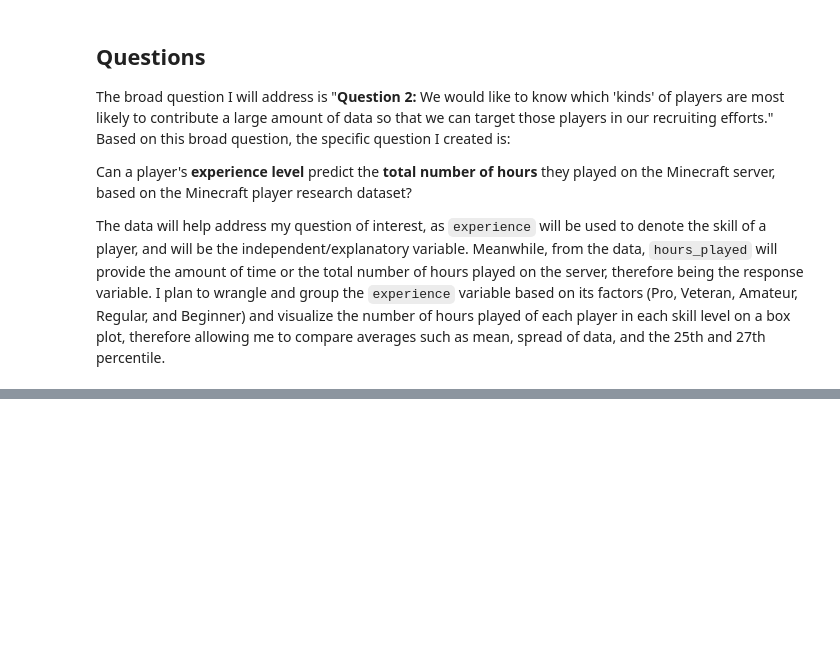
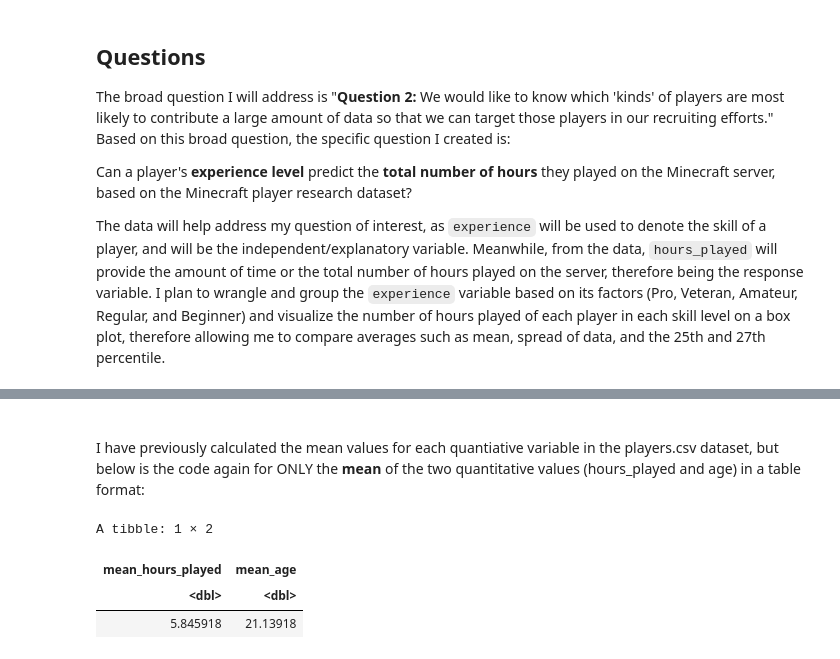
Before and after one commit to jai-o1/individual-project, a Jupyter notebook: Project Planning Stage (Group 33).ipynb, the cells around one changed output, grey strips where cells are left out. Cells and saved outputs as stored; diff of their text form; code cells hidden in the pictures; blank space fills up the shorter version.

```diff
--- a/Project Planning Stage (Group 33).ipynb
+++ b/Project Planning Stage (Group 33).ipynb
@@ -88,0 +108,12 @@ The data will help address my question of interest, as `experience` will be used
+# %% [markdown]
+<br>I have previously calculated the mean values for each quantiative variable in the players.csv dataset, but below is the code again for ONLY the **mean** of the two quantitative values (hours_played and age) in a table format:
+# %%
+#calculating mean of each quantitative variable
+players_mean <- players_data |>
+                    summarize(mean_hours_played = mean(hours_played), mean_age = mean(age, na.rm = TRUE))
+players_mean
+# %% [output]
+A tibble: 1 × 2
+| mean_hours_played | mean_age |
+| <dbl> | <dbl> |
+| 5.845918 | 21.13918 |
```
Also changed, not shown: parts of 9 cells of this notebook.
